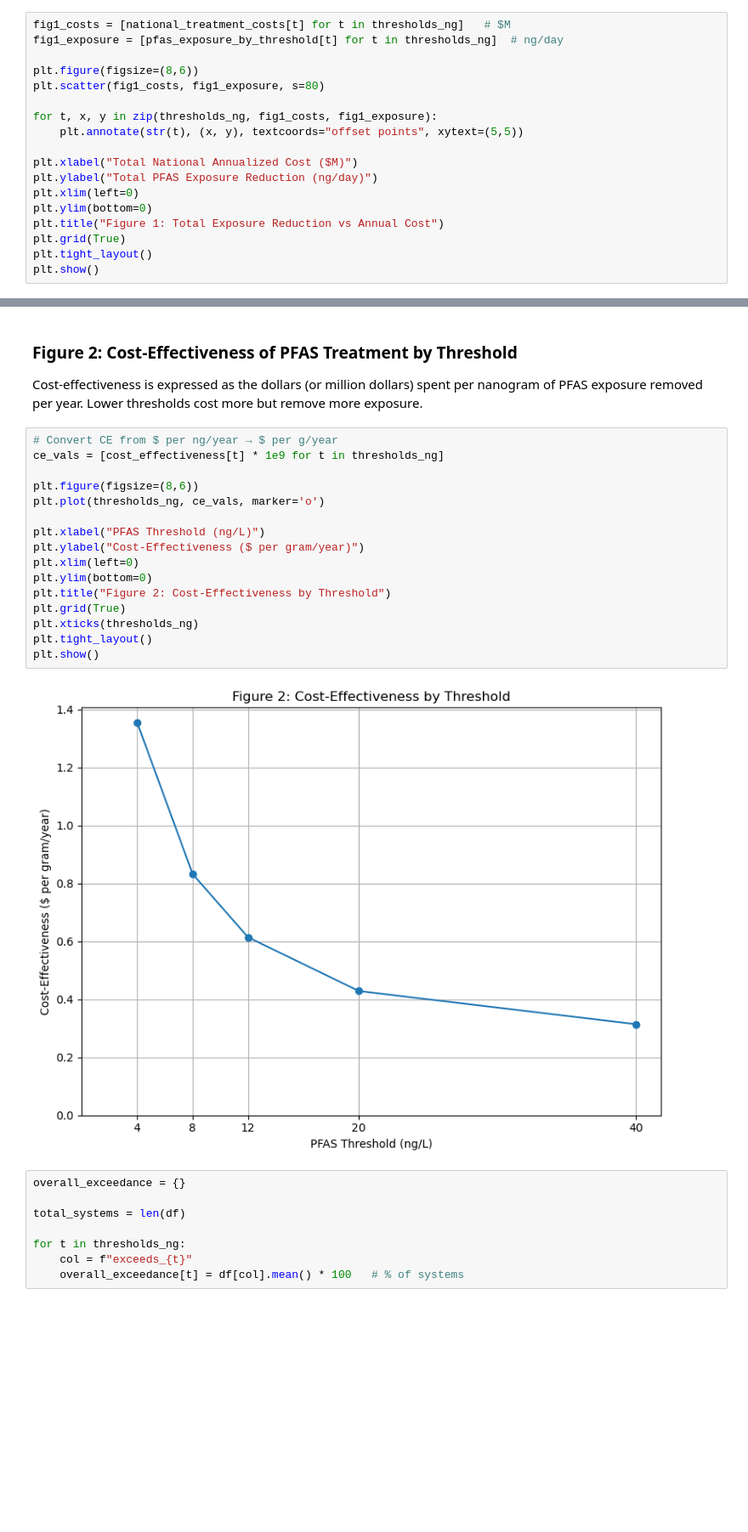
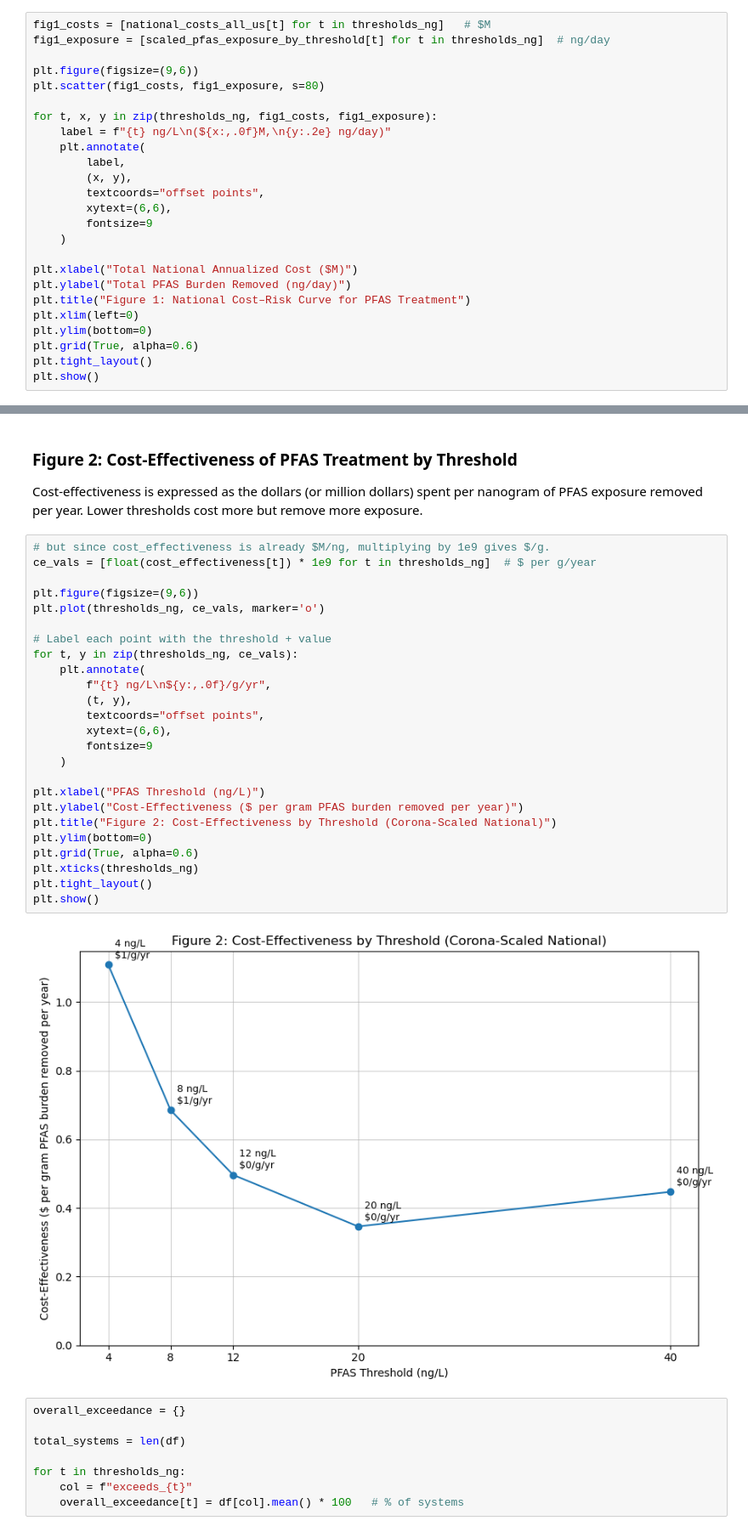
Before and after one commit to brahmee07/Pfas_water_research, a Jupyter notebook: Pfas_cost_risk_analysis.ipynb, the cells around one changed output, grey strips where cells are left out. Shown at 85% size. Saved outputs shown, nothing was run; the diff lists cells and outputs as text; blank space fills up the shorter version.

```diff
--- a/Pfas_cost_risk_analysis.ipynb
+++ b/Pfas_cost_risk_analysis.ipynb
@@ -502,21 +541,28 @@ regulatory threshold, plotted against the total annualized treatment cost (in mi
 Lower thresholds remove more exposure but cost more, while higher thresholds remove less but
 cost less.
 # %%
-fig1_costs = [national_treatment_costs[t] for t in thresholds_ng]   # $M
-fig1_exposure = [pfas_exposure_by_threshold[t] for t in thresholds_ng]  # ng/day
+fig1_costs = [national_costs_all_us[t] for t in thresholds_ng]   # $M
+fig1_exposure = [scaled_pfas_exposure_by_threshold[t] for t in thresholds_ng]  # ng/day
 
-plt.figure(figsize=(8,6))
+plt.figure(figsize=(9,6))
 plt.scatter(fig1_costs, fig1_exposure, s=80)
 
 for t, x, y in zip(thresholds_ng, fig1_costs, fig1_exposure):
-    plt.annotate(str(t), (x, y), textcoords="offset points", xytext=(5,5))
+    label = f"{t} ng/L\n(${x:,.0f}M,\n{y:.2e} ng/day)"
+    plt.annotate(
+        label,
+        (x, y),
+        textcoords="offset points",
+        xytext=(6,6),
+        fontsize=9
+    )
 
 plt.xlabel("Total National Annualized Cost ($M)")
-plt.ylabel("Total PFAS Exposure Reduction (ng/day)")
+plt.ylabel("Total PFAS Burden Removed (ng/day)")
+plt.title("Figure 1: National Cost–Risk Curve for PFAS Treatment")
 plt.xlim(left=0)
 plt.ylim(bottom=0)
-plt.title("Figure 1: Total Exposure Reduction vs Annual Cost")
-plt.grid(True)
+plt.grid(True, alpha=0.6)
 plt.tight_layout()
 plt.show()
 # %% [output]
@@ -550,23 +592,32 @@ plt.show()
 Cost-effectiveness is expressed as the dollars (or million dollars) spent per nanogram
 of PFAS exposure removed per year. Lower thresholds cost more but remove more exposure.
 # %%
-# Convert CE from $ per ng/year → $ per g/year
-ce_vals = [cost_effectiveness[t] * 1e9 for t in thresholds_ng]
+# but since cost_effectiveness is already $M/ng, multiplying by 1e9 gives $/g.
+ce_vals = [float(cost_effectiveness[t]) * 1e9 for t in thresholds_ng]  # $ per g/year
 
-plt.figure(figsize=(8,6))
+plt.figure(figsize=(9,6))
 plt.plot(thresholds_ng, ce_vals, marker='o')
 
+# Label each point with the threshold + value
+for t, y in zip(thresholds_ng, ce_vals):
+    plt.annotate(
+        f"{t} ng/L\n${y:,.0f}/g/yr",
+        (t, y),
+        textcoords="offset points",
+        xytext=(6,6),
+        fontsize=9
+    )
+
 plt.xlabel("PFAS Threshold (ng/L)")
-plt.ylabel("Cost-Effectiveness ($ per gram/year)")
-plt.xlim(left=0)
+plt.ylabel("Cost-Effectiveness ($ per gram PFAS burden removed per year)")
+plt.title("Figure 2: Cost-Effectiveness by Threshold (Corona-Scaled National)")
 plt.ylim(bottom=0)
-plt.title("Figure 2: Cost-Effectiveness by Threshold")
-plt.grid(True)
+plt.grid(True, alpha=0.6)
 plt.xticks(thresholds_ng)
 plt.tight_layout()
 plt.show()
 # %% [output]
-[figure, old version]
+[figure, new version]
 # %%
 overall_exceedance = {}
 
```
Also changed, not shown: parts of 18 cells of this notebook.
